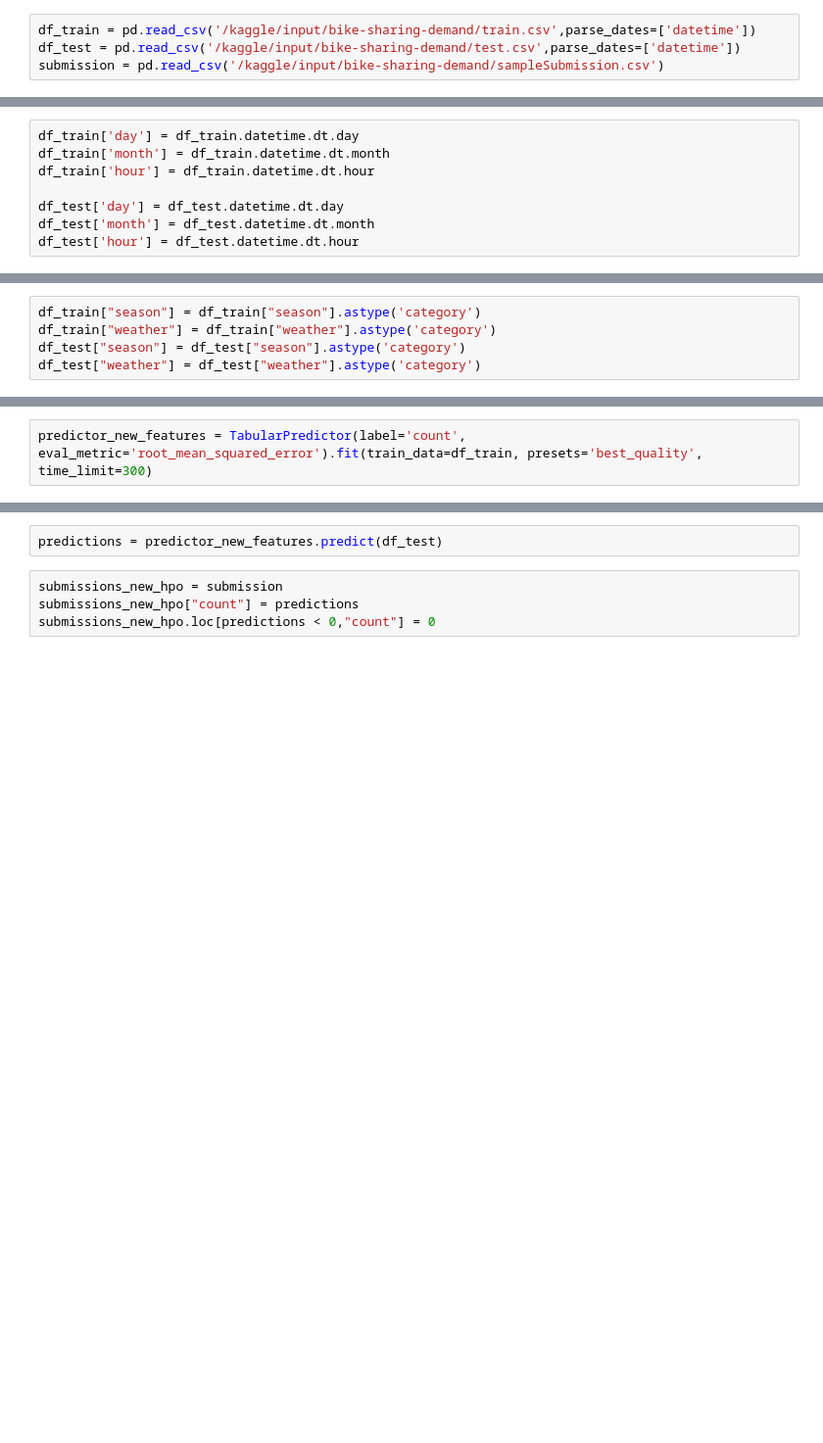
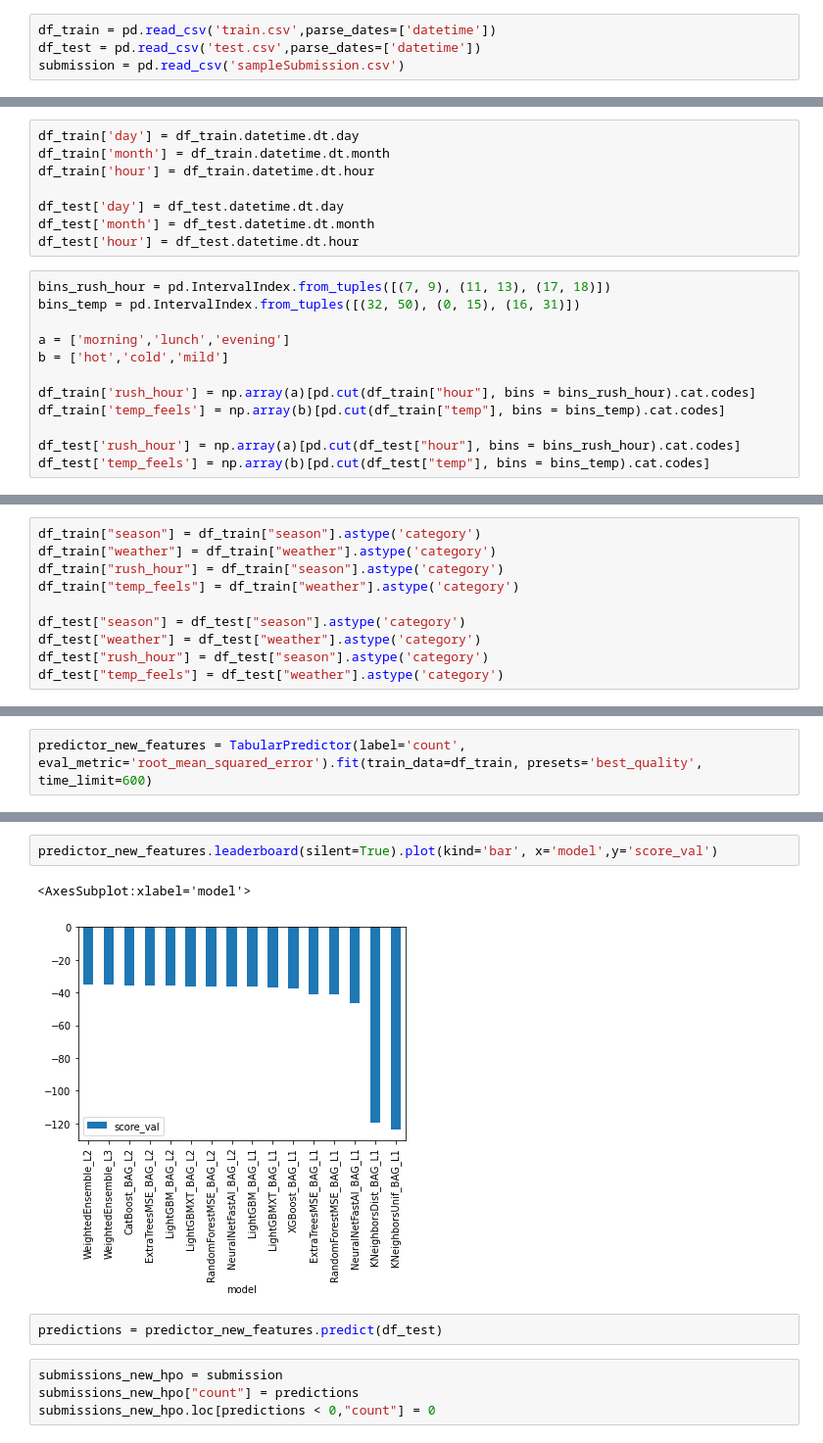
Before and after one commit to ChrystianGreen2/Predict-Bike-Sharing-Demand-with-Autogluon, a Jupyter notebook: notebook178a46b196.ipynb, the cells around one changed output, grey strips where cells are left out. Shown at 98% size. Drawn from its saved outputs; the diff is of its cells as text; blank space fills up the shorter version.

```diff
--- a/notebook178a46b196.ipynb
+++ b/notebook178a46b196.ipynb
@@ -27,4 +58,4 @@ from autogluon.tabular import TabularPredictor
 # %%
-df_train = pd.read_csv('/kaggle/input/bike-sharing-demand/train.csv',parse_dates=['datetime'])
-df_test = pd.read_csv('/kaggle/input/bike-sharing-demand/test.csv',parse_dates=['datetime'])
-submission = pd.read_csv('/kaggle/input/bike-sharing-demand/sampleSubmission.csv')
+df_train = pd.read_csv('train.csv',parse_dates=['datetime'])
+df_test = pd.read_csv('test.csv',parse_dates=['datetime'])
+submission = pd.read_csv('sampleSubmission.csv')
@@ -63,3 +223,15 @@ df_train['hour'] = df_train.datetime.dt.hour
 df_test['day'] = df_test.datetime.dt.day
 df_test['month'] = df_test.datetime.dt.month
 df_test['hour'] = df_test.datetime.dt.hour
+# %%
+bins_rush_hour = pd.IntervalIndex.from_tuples([(7, 9), (11, 13), (17, 18)])
+bins_temp = pd.IntervalIndex.from_tuples([(32, 50), (0, 15), (16, 31)])
+
+a = ['morning','lunch','evening']
+b = ['hot','cold','mild']
+
+df_train['rush_hour'] = np.array(a)[pd.cut(df_train["hour"], bins = bins_rush_hour).cat.codes]
+df_train['temp_feels'] = np.array(b)[pd.cut(df_train["temp"], bins = bins_temp).cat.codes]
+
+df_test['rush_hour'] = np.array(a)[pd.cut(df_test["hour"], bins = bins_rush_hour).cat.codes]
+df_test['temp_feels'] = np.array(b)[pd.cut(df_test["temp"], bins = bins_temp).cat.codes]
@@ -66,5 +240,10 @@ df_test['hour'] = df_test.datetime.dt.hour
 # %%
 df_train["season"] = df_train["season"].astype('category')
 df_train["weather"] = df_train["weather"].astype('category')
+df_train["rush_hour"] = df_train["season"].astype('category')
+df_train["temp_feels"] = df_train["weather"].astype('category')
+
 df_test["season"] = df_test["season"].astype('category')
 df_test["weather"] = df_test["weather"].astype('category')
+df_test["rush_hour"] = df_test["season"].astype('category')
+df_test["temp_feels"] = df_test["weather"].astype('category')
@@ -71,2 +254,2 @@ df_test["weather"] = df_test["weather"].astype('category')
 # %%
-predictor_new_features = TabularPredictor(label='count', eval_metric='root_mean_squared_error').fit(train_data=df_train, presets='best_quality', time_limit=300)
+predictor_new_features = TabularPredictor(label='count', eval_metric='root_mean_squared_error').fit(train_data=df_train, presets='best_quality', time_limit=600)
@@ -75,3 +376,8 @@ predictor_new_features.fit_summary()
+# %%
+predictor_new_features.leaderboard(silent=True).plot(kind='bar', x='model',y='score_val')
+# %% [output]
+<AxesSubplot:xlabel='model'>
+[figure, added]
 # %%
 predictions = predictor_new_features.predict(df_test)
 # %%
```
Also changed, not shown: parts of 60 cells of this notebook.
